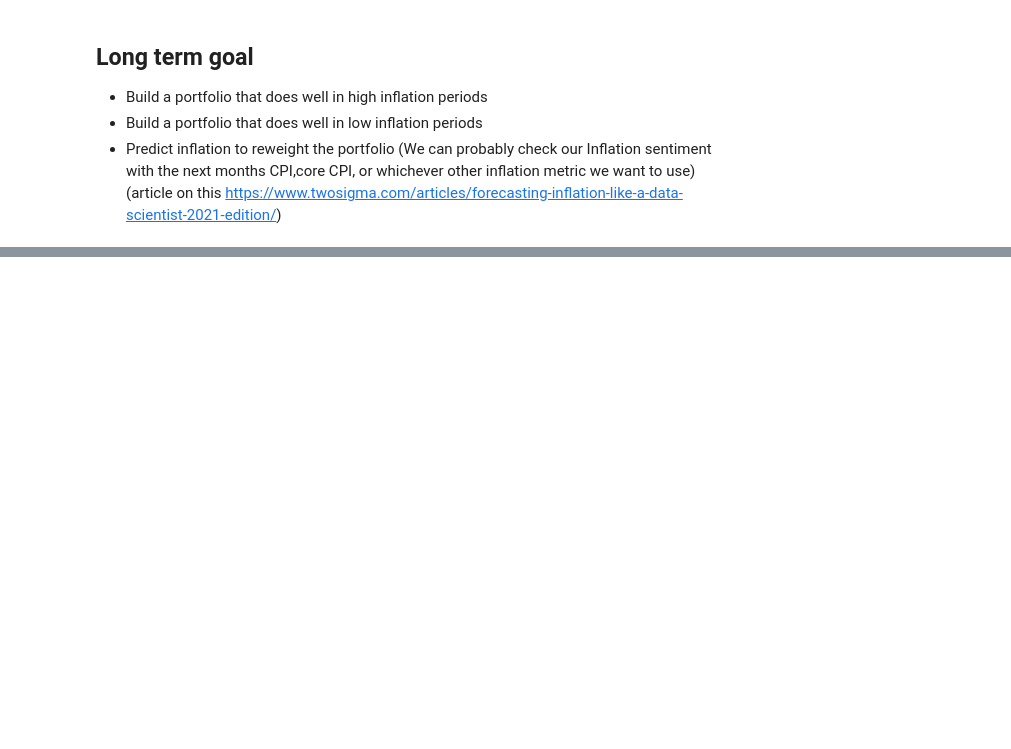
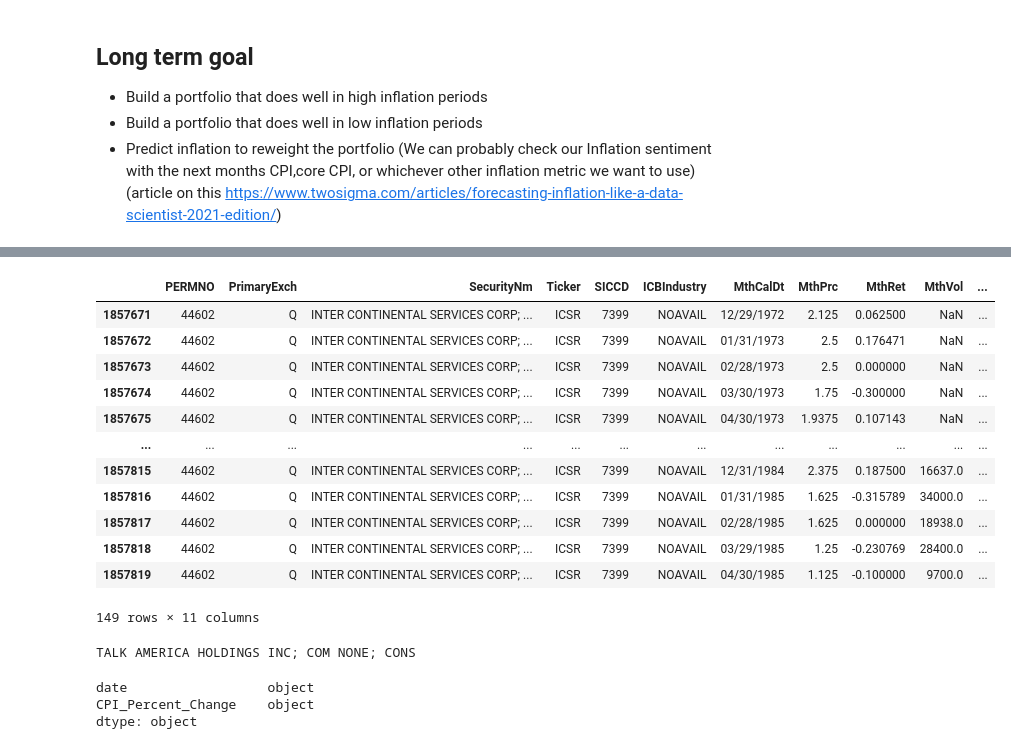
Before and after one commit to pranavrc111/inflation_trading, a Jupyter notebook: trading.ipynb, the cells around one changed output, grey strips where cells are left out. Drawn from its saved outputs; the diff is of its cells as text; code cells hidden in the pictures; blank space fills up the shorter version.

```diff
--- a/trading.ipynb
+++ b/trading.ipynb
@@ -30,0 +68,2 @@ Alt data ideas:
+# %%
+stocks = pd.read_csv("stocks.csv")
@@ -30,0 +96,30 @@ Alt data ideas:
+# %%
+stocks[stocks['PERMNO'] == 44602]
+# %% [output]
+|  | PERMNO | PrimaryExch | SecurityNm | Ticker | SICCD | ICBIndustry | MthCalDt | MthPrc | MthRet | MthVol | ... |
+| 1857671 | 44602 | Q | INTER CONTINENTAL SERVICES CORP; ... | ICSR | 7399 | NOAVAIL | 12/29/1972 | 2.125 | 0.062500 | NaN | ... |
+| 1857672 | 44602 | Q | INTER CONTINENTAL SERVICES CORP; ... | ICSR | 7399 | NOAVAIL | 01/31/1973 | 2.5 | 0.176471 | NaN | ... |
+| 1857673 | 44602 | Q | INTER CONTINENTAL SERVICES CORP; ... | ICSR | 7399 | NOAVAIL | 02/28/1973 | 2.5 | 0.000000 | NaN | ... |
+| 1857674 | 44602 | Q | INTER CONTINENTAL SERVICES CORP; ... | ICSR | 7399 | NOAVAIL | 03/30/1973 | 1.75 | -0.300000 | NaN | ... |
+| 1857675 | 44602 | Q | INTER CONTINENTAL SERVICES CORP; ... | ICSR | 7399 | NOAVAIL | 04/30/1973 | 1.9375 | 0.107143 | NaN | ... |
+| ... | ... | ... | ... | ... | ... | ... | ... | ... | ... | ... | ... |
+| 1857815 | 44602 | Q | INTER CONTINENTAL SERVICES CORP; ... | ICSR | 7399 | NOAVAIL | 12/31/1984 | 2.375 | 0.187500 | 16637.0 | ... |
+| 1857816 | 44602 | Q | INTER CONTINENTAL SERVICES CORP; ... | ICSR | 7399 | NOAVAIL | 01/31/1985 | 1.625 | -0.315789 | 34000.0 | ... |
+| 1857817 | 44602 | Q | INTER CONTINENTAL SERVICES CORP; ... | ICSR | 7399 | NOAVAIL | 02/28/1985 | 1.625 | 0.000000 | 18938.0 | ... |
+| 1857818 | 44602 | Q | INTER CONTINENTAL SERVICES CORP; ... | ICSR | 7399 | NOAVAIL | 03/29/1985 | 1.25 | -0.230769 | 28400.0 | ... |
+| 1857819 | 44602 | Q | INTER CONTINENTAL SERVICES CORP; ... | ICSR | 7399 | NOAVAIL | 04/30/1985 | 1.125 | -0.100000 | 9700.0 | ... |
+149 rows × 11 columns
+# %%
+temp = stocks['SecurityNm'].sample(n=1).values[0]
+fig = px.line(x=stocks[stocks["SecurityNm"] == temp]["MthCalDt"], y=stocks[stocks["SecurityNm"] == temp]["MthRet"])
+#44602
+print(temp)
+fig.show()
+# %% [output]
+TALK AMERICA HOLDINGS INC; COM NONE; CONS
+# %%
+cpi.dtypes
+# %% [output]
+date                  object
+CPI_Percent_Change    object
+dtype: object
```
Also changed, not shown: parts of 31 cells of this notebook, 1 other file.
